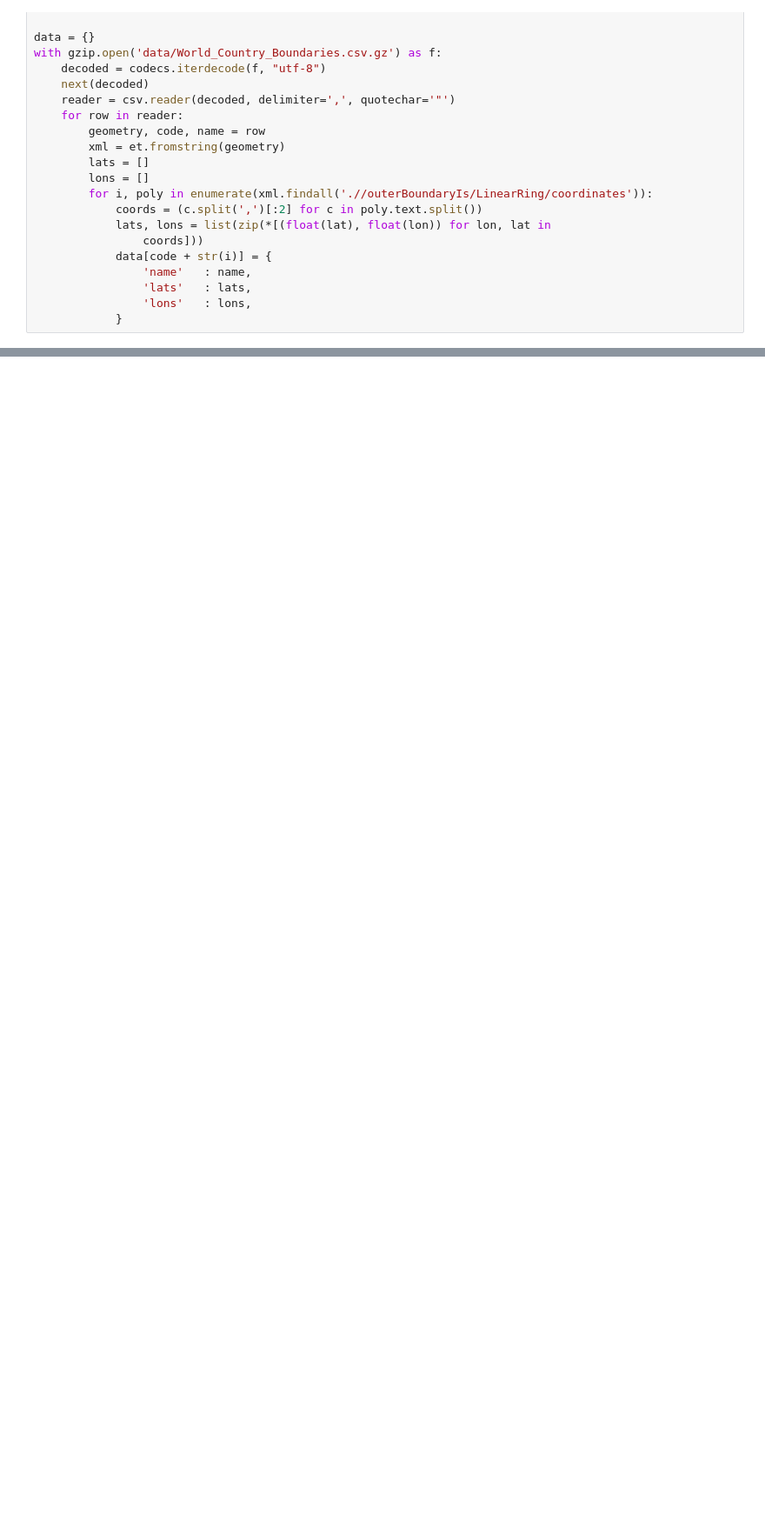
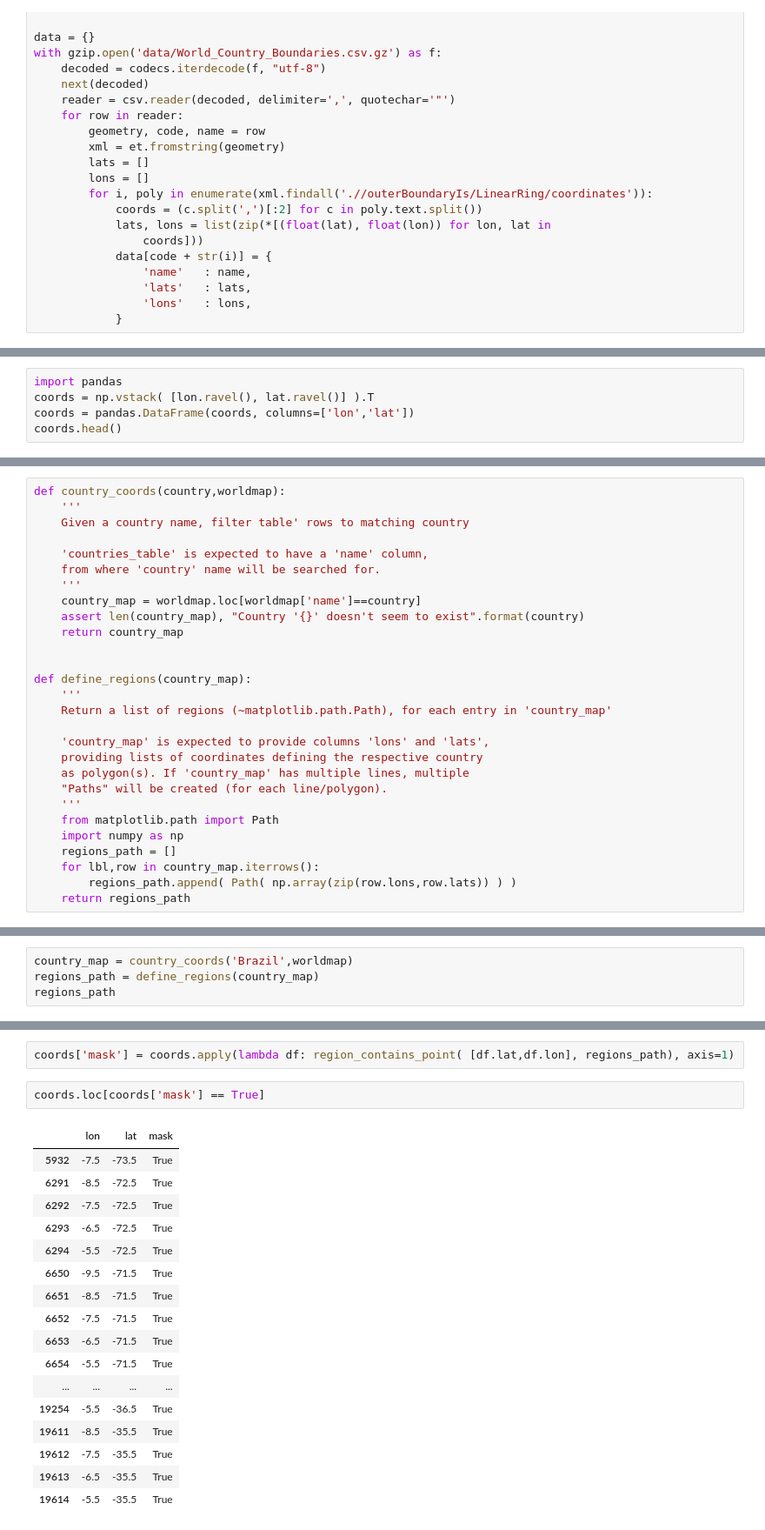
Before and after one commit to chbrandt/pynotes, a Jupyter notebook: plot/Worldmap.ipynb, the cells around one changed output, grey strips where cells are left out. Shown at 87% size. Cells and saved outputs as stored; diff of their text form; blank space fills up the shorter version.

```diff
--- a/plot/Worldmap.ipynb
+++ b/plot/Worldmap.ipynb
@@ -103,0 +185,5 @@ worldmap
+# %%
+import pandas
+coords = np.vstack( [lon.ravel(), lat.ravel()] ).T
+coords = pandas.DataFrame(coords, columns=['lon','lat'])
+coords.head()
@@ -103,0 +197,28 @@ worldmap
+# %%
+def country_coords(country,worldmap):
+    '''
+    Given a country name, filter table' rows to matching country
+
+    'countries_table' is expected to have a 'name' column,
+    from where 'country' name will be searched for.
+    '''
+    country_map = worldmap.loc[worldmap['name']==country]
+    assert len(country_map), "Country '{}' doesn't seem to exist".format(country)
+    return country_map
+
+
+def define_regions(country_map):
+    '''
+    Return a list of regions (~matplotlib.path.Path), for each entry in 'country_map'
+
+    'country_map' is expected to provide columns 'lons' and 'lats',
+    providing lists of coordinates defining the respective country
+    as polygon(s). If 'country_map' has multiple lines, multiple
+    "Paths" will be created (for each line/polygon).
+    '''
+    from matplotlib.path import Path
+    import numpy as np
+    regions_path = []
+    for lbl,row in country_map.iterrows():
+        regions_path.append( Path( np.array(zip(row.lons,row.lats)) ) )
+    return regions_path
@@ -103,0 +231,4 @@ worldmap
+# %%
+country_map = country_coords('Brazil',worldmap)
+regions_path = define_regions(country_map)
+regions_path
@@ -103,0 +253,22 @@ worldmap
+# %%
+coords['mask'] = coords.apply(lambda df: region_contains_point( [df.lat,df.lon], regions_path), axis=1)
+# %%
+coords.loc[coords['mask'] == True]
+# %% [output]
+|  | lon | lat | mask |
+| 5932 | -7.5 | -73.5 | True |
+| 6291 | -8.5 | -72.5 | True |
+| 6292 | -7.5 | -72.5 | True |
+| 6293 | -6.5 | -72.5 | True |
+| 6294 | -5.5 | -72.5 | True |
+| 6650 | -9.5 | -71.5 | True |
+| 6651 | -8.5 | -71.5 | True |
+| 6652 | -7.5 | -71.5 | True |
+| 6653 | -6.5 | -71.5 | True |
+| 6654 | -5.5 | -71.5 | True |
+| ... | ... | ... | ... |
+| 19254 | -5.5 | -36.5 | True |
+| 19611 | -8.5 | -35.5 | True |
+| 19612 | -7.5 | -35.5 | True |
+| 19613 | -6.5 | -35.5 | True |
+| 19614 | -5.5 | -35.5 | True |
```
Also changed, not shown: parts of 47 cells of this notebook, 1 other file.
